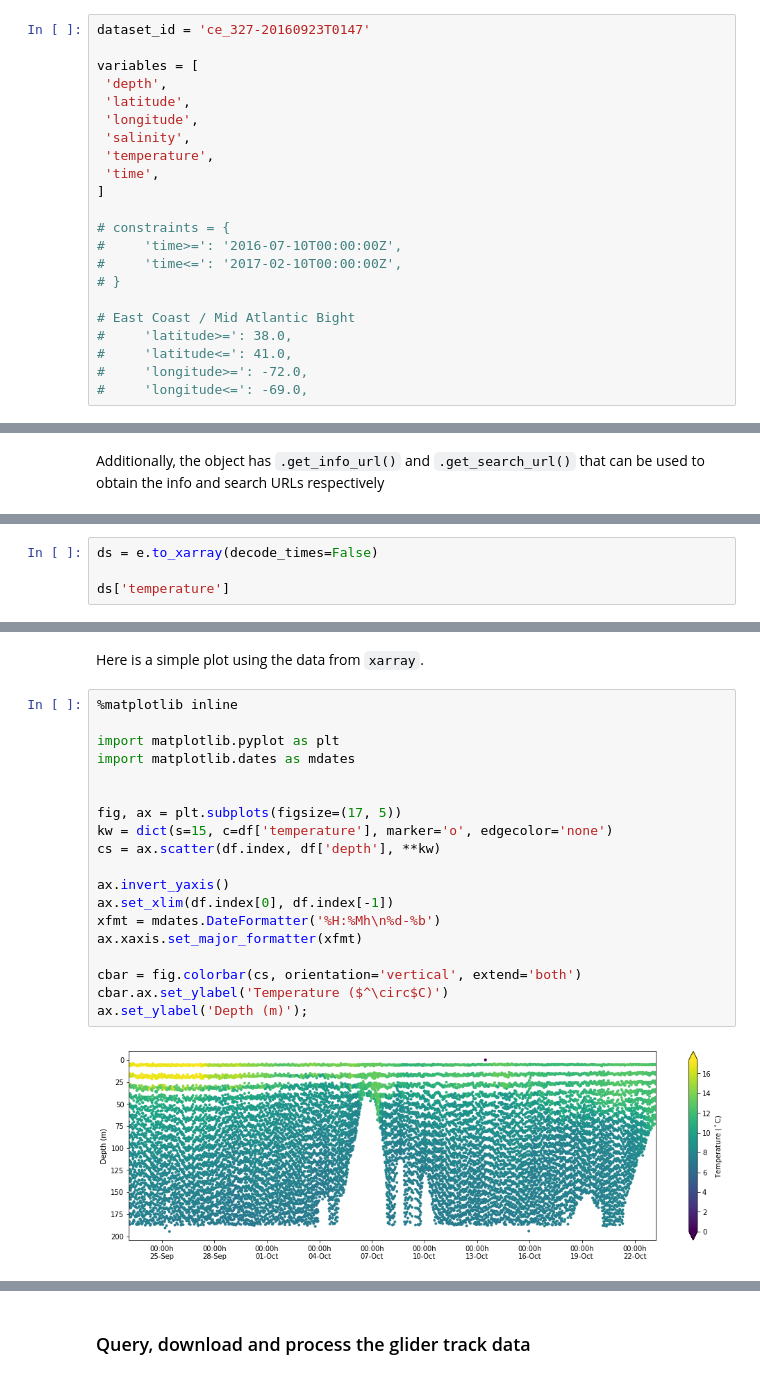
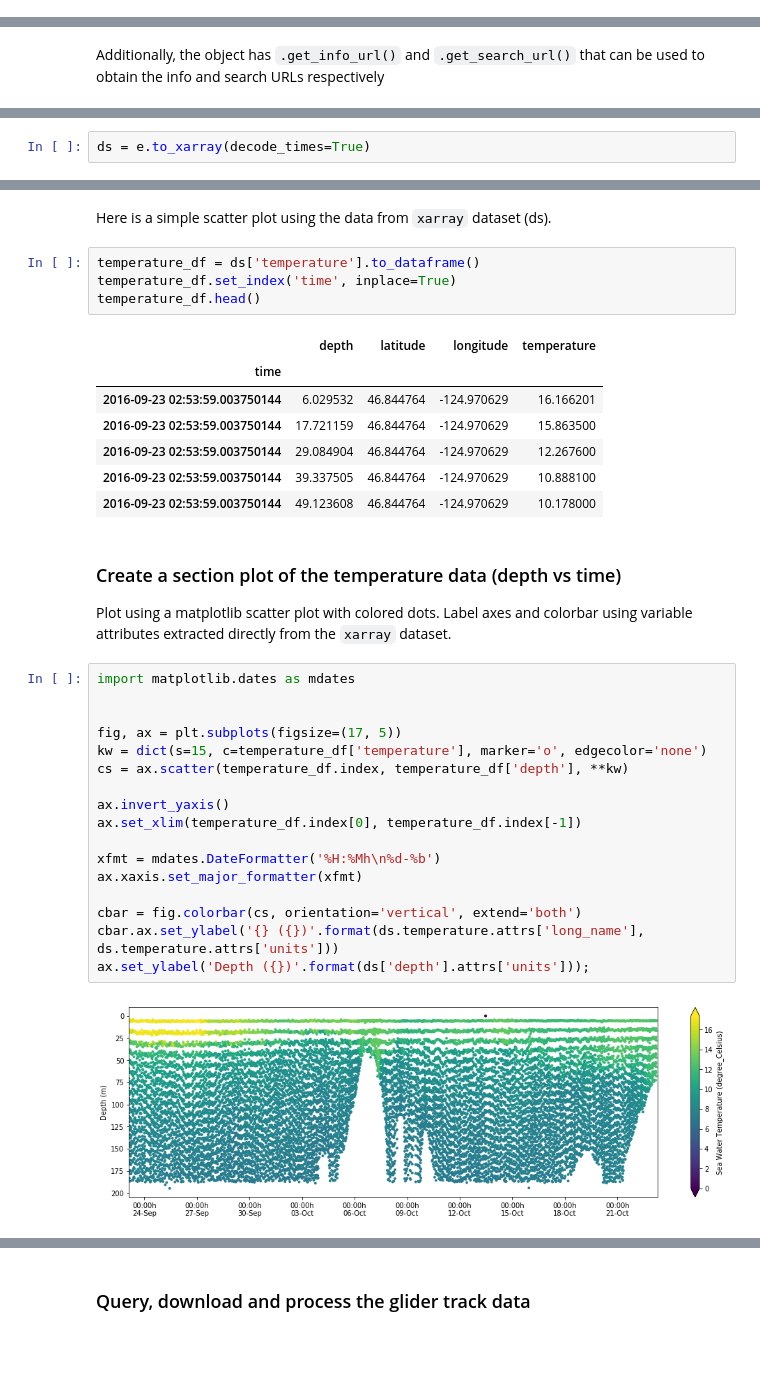
Before and after one commit to oceanhackweek/ohw2018_tutorials, a Jupyter notebook: day2/ioos_data_access/03-gliderdac_erddapy.ipynb, the cells around one changed output, grey strips where cells are left out. Saved outputs shown, nothing was run; the diff lists cells and outputs as text; blank space fills up the shorter version.

```diff
--- a/day2/ioos_data_access/03-gliderdac_erddapy.ipynb
+++ b/day2/ioos_data_access/03-gliderdac_erddapy.ipynb
@@ -191,22 +229,0 @@ Reuse `e`
-# %%
-dataset_id = 'ce_327-20160923T0147'
-
-variables = [
- 'depth',
- 'latitude',
- 'longitude',
- 'salinity',
- 'temperature',
- 'time',
-]
-
-# constraints = {
-#     'time>=': '2016-07-10T00:00:00Z',
-#     'time<=': '2017-02-10T00:00:00Z',
-# }
-
-# East Coast / Mid Atlantic Bight
-#     'latitude>=': 38.0,
-#     'latitude<=': 41.0,
-#     'longitude>=': -72.0,
-#     'longitude<=': -69.0,
@@ -246,4 +276,2 @@ df.head()
 # %%
-ds = e.to_xarray(decode_times=False)
-
-ds['temperature']
+ds = e.to_xarray(decode_times=True)
@@ -268,26 +318,39 @@ Attributes:
 # %% [markdown]
-Here is a simple plot using the data from `xarray`.
+Here is a simple scatter plot using the data from `xarray` dataset (ds).
+# %%
+temperature_df = ds['temperature'].to_dataframe()
+temperature_df.set_index('time', inplace=True)
+temperature_df.head()
+# %% [output]
+|  | depth | latitude | longitude | temperature |
+| time |  |  |  |  |
+| 2016-09-23 02:53:59.003750144 | 6.029532 | 46.844764 | -124.970629 | 16.166201 |
+| 2016-09-23 02:53:59.003750144 | 17.721159 | 46.844764 | -124.970629 | 15.863500 |
+| 2016-09-23 02:53:59.003750144 | 29.084904 | 46.844764 | -124.970629 | 12.267600 |
+| 2016-09-23 02:53:59.003750144 | 39.337505 | 46.844764 | -124.970629 | 10.888100 |
+| 2016-09-23 02:53:59.003750144 | 49.123608 | 46.844764 | -124.970629 | 10.178000 |
+# %% [markdown]
+### Create a section plot of the temperature data (depth vs time)
+Plot using a matplotlib scatter plot with colored dots. Label axes and colorbar using variable attributes extracted directly from the `xarray` dataset.
 # %%
-%matplotlib inline
-
-import matplotlib.pyplot as plt
 import matplotlib.dates as mdates
 
 
 fig, ax = plt.subplots(figsize=(17, 5))
-kw = dict(s=15, c=df['temperature'], marker='o', edgecolor='none')
-cs = ax.scatter(df.index, df['depth'], **kw)
+kw = dict(s=15, c=temperature_df['temperature'], marker='o', edgecolor='none')
+cs = ax.scatter(temperature_df.index, temperature_df['depth'], **kw)
 
 ax.invert_yaxis()
-ax.set_xlim(df.index[0], df.index[-1])
+ax.set_xlim(temperature_df.index[0], temperature_df.index[-1])
+
 xfmt = mdates.DateFormatter('%H:%Mh\n%d-%b')
 ax.xaxis.set_major_formatter(xfmt)
 
 cbar = fig.colorbar(cs, orientation='vertical', extend='both')
-cbar.ax.set_ylabel('Temperature ($^\circ$C)')
-ax.set_ylabel('Depth (m)');
+cbar.ax.set_ylabel('{} ({})'.format(ds.temperature.attrs['long_name'], ds.temperature.attrs['units']))
+ax.set_ylabel('Depth ({})'.format(ds['depth'].attrs['units']));
 # %% [output]
-[figure, old version]
+[figure, new version]
 # %% [markdown]
 One can build the proper variables programmatically, feed them in erddapy, and then build a service like [this notebook](https://mybinder.org/v2/gh/ioos/BioData-Training-Workshop/master?filepath=notebooks/ERDDAP_timeseries_explorer-IOOS.ipynb). However, erddapy is also designed for interactive work. One can explore interactively the ERDDAP server from Python.
 
```
Also changed, not shown: parts of 55 cells of this notebook, 3 other files.
